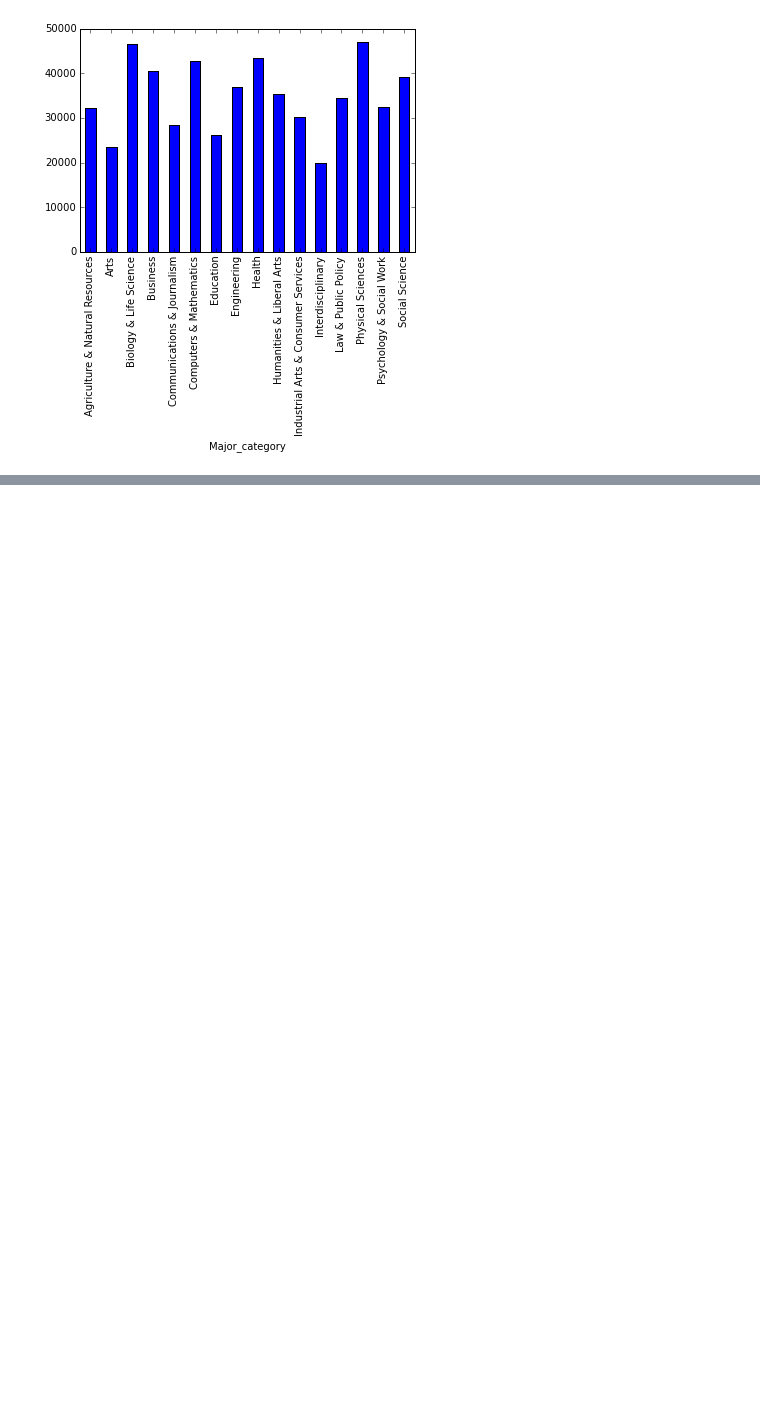
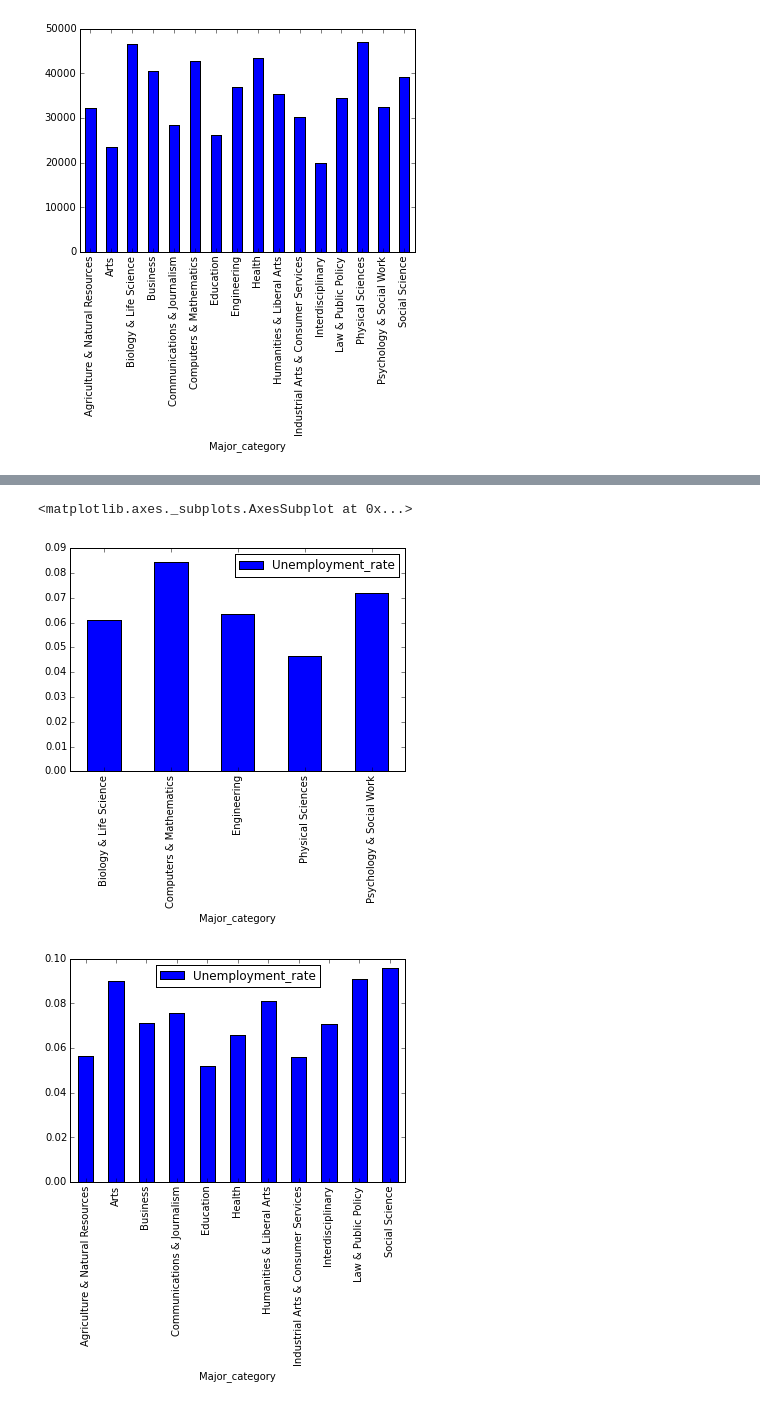
Before and after one commit to LaserLegLorenzo/Project_2, a Jupyter notebook: analysis.ipynb, the cells around one changed output, grey strips where cells are left out. Cells and saved outputs as stored; diff of their text form; code cells hidden in the pictures; blank space fills up the shorter version.

```diff
--- a/analysis.ipynb
+++ b/analysis.ipynb
@@ -131,0 +304,12 @@ table3_salary.plot(kind="bar")
+# %%
+# Major category unemployment rates
+stem_stuff = result.groupby(['Major_category']).agg(np.mean)
+stem_stuff.plot(y='Unemployment_rate', kind='bar')
+
+# Major category unemployment rates
+non_stem_stuff = non_stem_result.groupby(['Major_category']).agg(np.mean)
+non_stem_stuff.plot(y='Unemployment_rate', kind='bar')
+# %% [output]
+<matplotlib.axes._subplots.AxesSubplot at 0x...>
+[figure, added]
+[figure, added]
```
Also changed, not shown: parts of 11 cells of this notebook.
